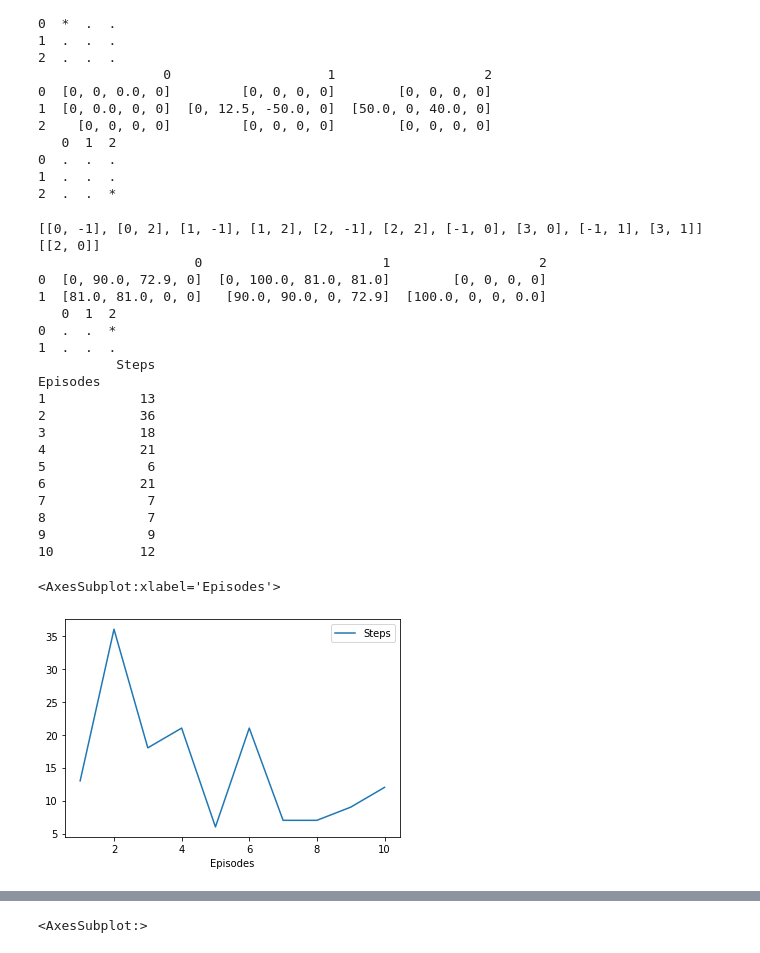
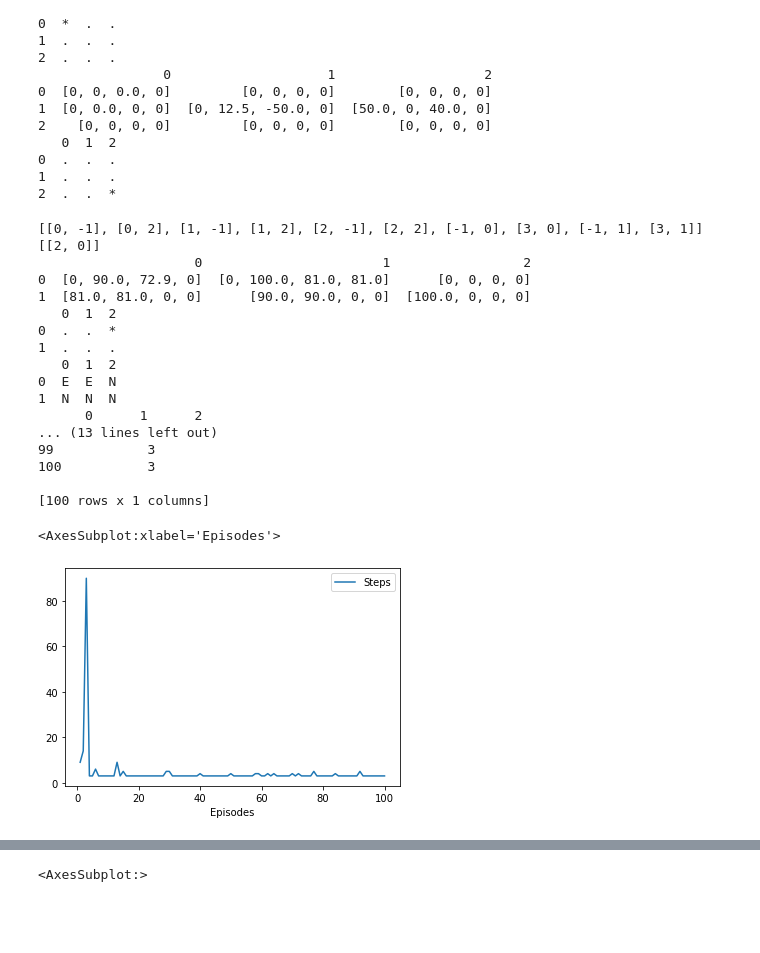
Before and after one commit to FreedomEclipse/GridWorld, a Jupyter notebook: gridworld.ipynb, the cells around one changed output, grey strips where cells are left out. Saved outputs shown, nothing was run; the diff lists cells and outputs as text; code cells hidden in the pictures; blank space fills up the shorter version.

Commit message:
Added policy and v table

```diff
--- a/gridworld.ipynb
+++ b/gridworld.ipynb
@@ -158,6 +180,7 @@ def getDirInt(direct):
 def run(pdef, iters, path):
 
     #start = player.start
+    eps = 0.1
 
     if pdef == False:
         for i in range(0, iters):
@@ -165,7 +188,16 @@ def run(pdef, iters, path):
             while player.curr_state not in grid.terminals:
                 x = player.curr_state[0]
                 y = player.curr_state[1]
-                direct = player.findRandDirection()
+
+                p = np.random.random()
+                if p < (1-eps):
+                    if player.policy[player.curr_state[0]][player.curr_state[1]] != 0:
+                        direct = player.policy[player.curr_state[0]][player.curr_state[1]]
+                    else:
+                        direct = player.findRandDirection()
+                else: # random
+                    direct = player.findRandDirection()
+
                 next_state = player.detNextState(player.curr_state, direct)
 
                 d = getDirInt(direct)
@@ -182,12 +214,11 @@ def run(pdef, iters, path):
                 #print(player.curr_state)
                 #print(grid.show_board)
 
-
+            player.detPolicyV()
             charts.stepsGoal['Steps'][i+1] = stepCount
             player.curr_state = player.start[:]
         player.qtable = player.qtable.round(2)
-        print(player.qtable)
-        print(grid.show_board)
+
 
     else:
         for t in path:
@@ -213,8 +244,6 @@ def run(pdef, iters, path):
             player.curr_state = player.start[:]
 
         player.qtable = player.qtable.round(2)
-        print(player.qtable)
-        print(grid.show_board)
 # %%
 aRewards = [[0, 2, 25], [1, 2, -100], [1, 0, -80], [2, 2, 80], [2, 0, 100]]
 
@@ -249,40 +280,44 @@ run(True, iters, path)
 # %%
 aRewards = [[2, 0, 100]]
 
+iters = 100
 grid = setupGrid(3, 2, aRewards)
 player = Player(grid, [0, 1])
 qlearn = QLearn(0.9, None, True)
 charts = Charts(iters)
 
 #print(player.curr_state)
 #print(grid.show_board)
 
-#path = [['S', 'E', 'S'], ['S', 'E', 'E', 'N'], ['S', 'E', 'E', 'S']]
-run(False, 10, None)
+run(False, iters, None)
+print(player.qtable)
+print(grid.show_board)
+
+player.detPolicyV()
+print(player.policy)
+print(player.v)
+
 
 print(charts.stepsGoal)
 
 sns.lineplot(data=charts.stepsGoal)
 # %% [output]
 [[0, -1], [0, 2], [1, -1], [1, 2], [2, -1], [2, 2], [-1, 0], [3, 0], [-1, 1], [3, 1]]
 [[2, 0]]
-                    0                       1                   2
-0  [0, 90.0, 72.9, 0]  [0, 100.0, 81.0, 81.0]        [0, 0, 0, 0]
-1  [81.0, 81.0, 0, 0]   [90.0, 90.0, 0, 72.9]  [100.0, 0, 0, 0.0]
+                    0                       1                 2
+0  [0, 90.0, 72.9, 0]  [0, 100.0, 81.0, 81.0]      [0, 0, 0, 0]
+1  [81.0, 81.0, 0, 0]      [90.0, 90.0, 0, 0]  [100.0, 0, 0, 0]
    0  1  2
 0  .  .  *
 1  .  .  .
-          Steps
-Episodes
-1            13
-2            36
-3            18
-4            21
-5             6
-6            21
-7             7
-8             7
-9             9
-10           12
+   0  1  2
+0  E  E  N
+1  N  N  N
+      0      1      2
+... (13 lines left out)
+99            3
+100           3
+
+[100 rows x 1 columns]
 <AxesSubplot:xlabel='Episodes'>
-[figure, old version]
+[figure, new version]
```
Also changed, not shown: parts of 8 cells of this notebook.
